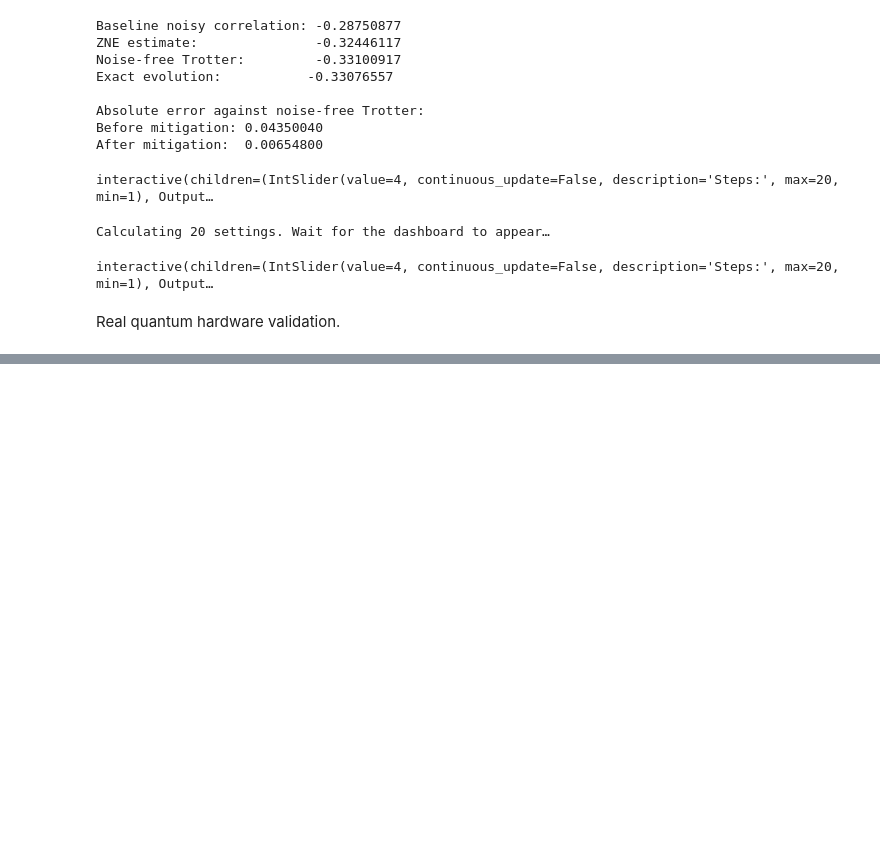
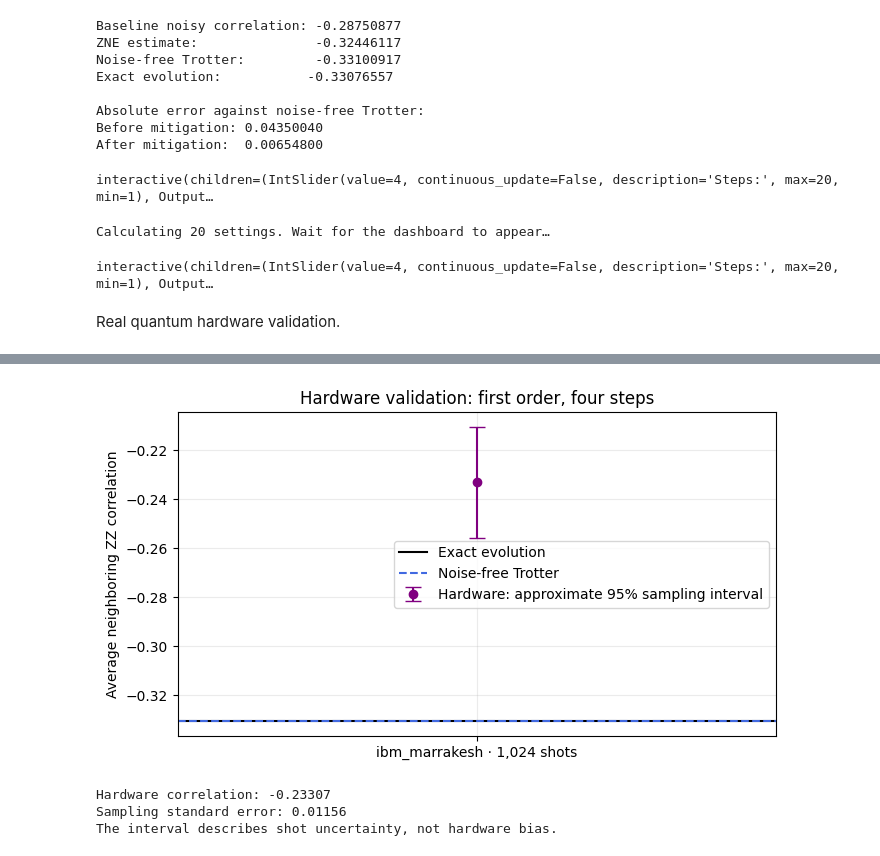
Before and after one commit to leoblueprograms/QiskitF2026, a Jupyter notebook: QisKitFall2026.ipynb, the cells around one changed output, grey strips where cells are left out. Saved outputs shown, nothing was run; the diff lists cells and outputs as text; code cells hidden in the pictures; blank space fills up the shorter version.

```diff
--- a/QisKitFall2026.ipynb
+++ b/QisKitFall2026.ipynb
@@ -879,31 +895,36 @@ exact_corr = float(
     reference_state.expectation_value(correlation_op).real
 )
 trotter_corr = float(
     Statevector(hardware_circuit.remove_final_measurements(inplace=False))
     .expectation_value(correlation_op).real
 )
 
 fig, ax = plt.subplots(figsize=(7, 4))
 ax.axhline(exact_corr, color="black", label="Exact evolution")
 ax.axhline(
     trotter_corr, color="royalblue", linestyle="--",
     label="Noise-free Trotter"
 )
 ax.errorbar(
     [0], [hardware_correlation],
     yerr=[1.96 * standard_error],
     fmt="o", color="purple", capsize=6,
     label="Hardware: approximate 95% sampling interval"
 )
 ax.set_xticks([0])
-ax.set_xticklabels(["ibm_marrakesh · 1,024 shots"])
+ax.set_xticklabels([f"{hardware_job.backend().name} · {total_shots:,} shots"])
 ax.set_ylabel("Average neighboring ZZ correlation")
 ax.set_title("Hardware validation: first order, four steps")
 ax.legend()
 ax.grid(alpha=0.25)
 plt.tight_layout()
 plt.show()
 
 print(f"Hardware correlation: {hardware_correlation:.5f}")
 print(f"Sampling standard error: {standard_error:.5f}")
 print("The interval describes shot uncertainty, not hardware bias.")
+# %% [output]
+[figure, added]
+Hardware correlation: -0.23307
+Sampling standard error: 0.01156
+The interval describes shot uncertainty, not hardware bias.
```
Also changed, not shown: parts of 16 cells of this notebook.
